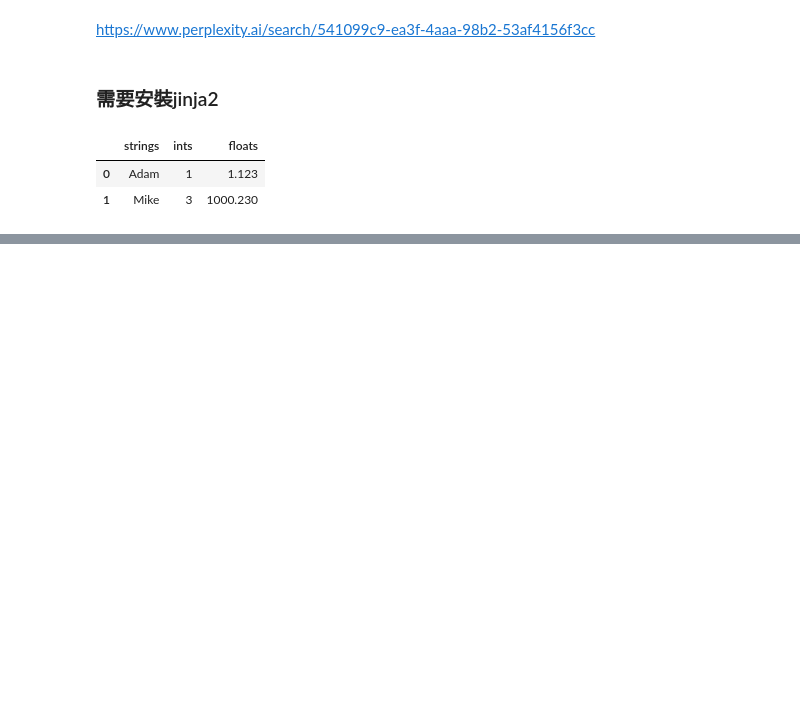
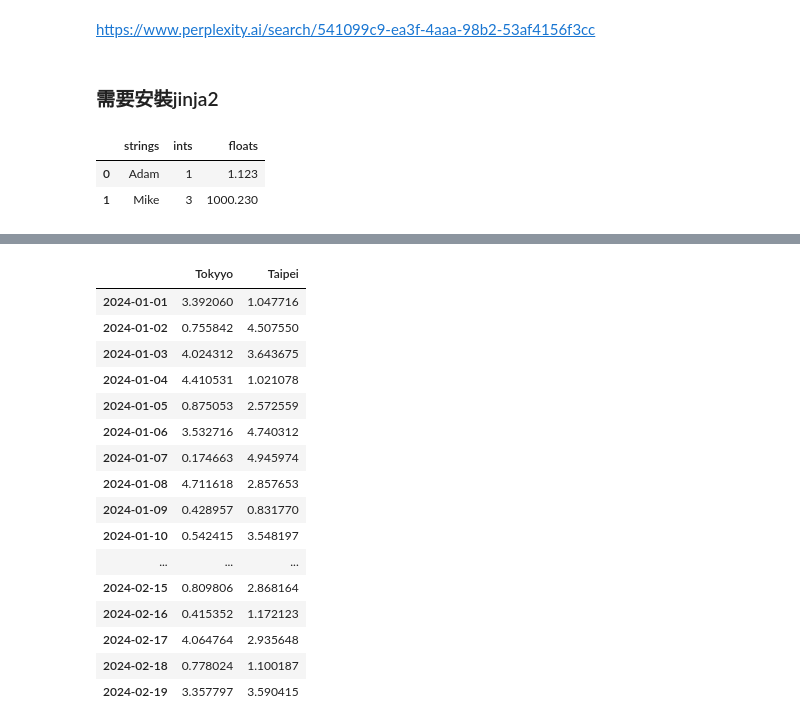
Before and after one commit to SalirOwen/test_test, a Jupyter notebook: lesson17/lesson17_1.ipynb, the cells around one changed output, grey strips where cells are left out. Saved outputs shown, nothing was run; the diff lists cells and outputs as text; code cells hidden in the pictures; blank space fills up the shorter version.

```diff
--- a/lesson17/lesson17_1.ipynb
+++ b/lesson17/lesson17_1.ipynb
@@ -30,0 +84,41 @@ wea
+# %%
+weather_df = pd.DataFrame(np.random.rand(50,2)*5,
+                        index=pd.date_range(start="2024-01-01",periods=50),
+                        columns=["Tokyyo","Taipei"]
+                        )
+display(weather_df)
+def rain_condition(v):
+    if v < 1.75:
+        return "乾燥"
+    elif v < 2.75:
+        return "小雨"
+    else:
+        return "大雨"
+
+def make_pretty(styler):
+    styler.set_caption("天氣狀況")
+    styler.format(rain_condition)
+    styler.format_index(formatter=lambda v:v.strftime("%Y/%m/%d %A"))
+    styler.background_gradient(axis=None,vmin=1,vmax=5,cmap="PuBuGn")
+    return styler
+
+s = weather_df.loc['2024-01-01':'2024-01-07'].style.pipe(make_pretty)
+s.to_excel('weather_condition.xlsx')
+# %% [output]
+|  | Tokyyo | Taipei |
+| 2024-01-01 | 3.392060 | 1.047716 |
+| 2024-01-02 | 0.755842 | 4.507550 |
+| 2024-01-03 | 4.024312 | 3.643675 |
+| 2024-01-04 | 4.410531 | 1.021078 |
+| 2024-01-05 | 0.875053 | 2.572559 |
+| 2024-01-06 | 3.532716 | 4.740312 |
+| 2024-01-07 | 0.174663 | 4.945974 |
+| 2024-01-08 | 4.711618 | 2.857653 |
+| 2024-01-09 | 0.428957 | 0.831770 |
+| 2024-01-10 | 0.542415 | 3.548197 |
+| ... | ... | ... |
+| 2024-02-15 | 0.809806 | 2.868164 |
+| 2024-02-16 | 0.415352 | 1.172123 |
+| 2024-02-17 | 4.064764 | 2.935648 |
+| 2024-02-18 | 0.778024 | 1.100187 |
+| 2024-02-19 | 3.357797 | 3.590415 |
```
Also changed, not shown: parts of 4 cells of this notebook, 2 other files.
